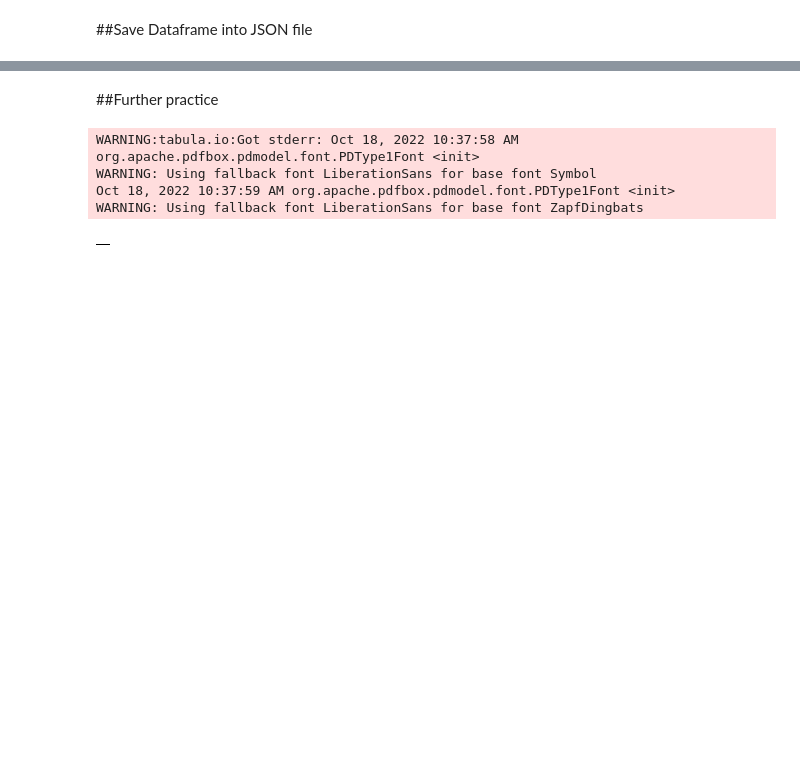
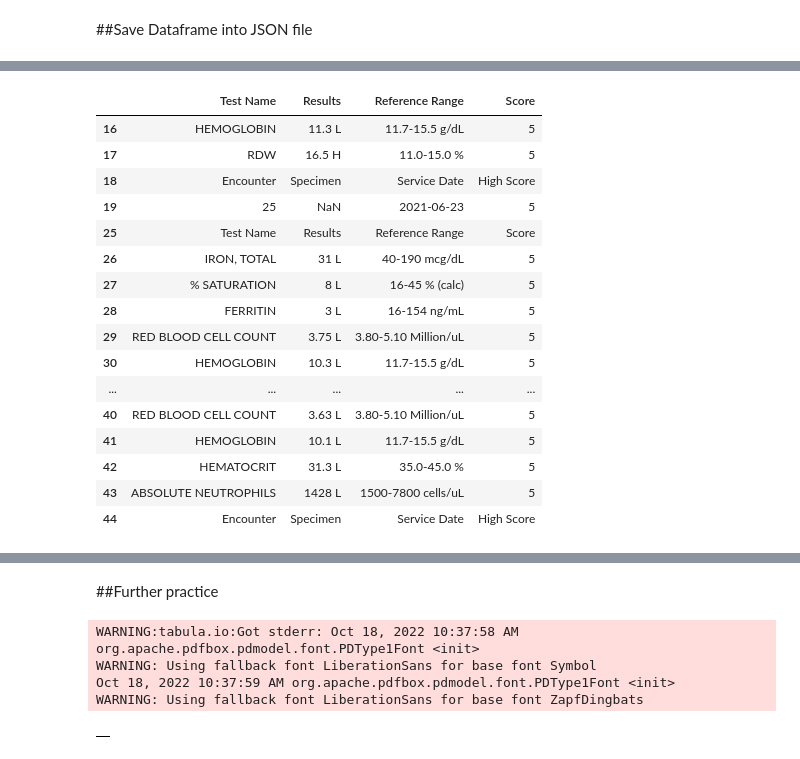
Before and after one commit to rahiakela/data-science-research-and-practice, a Jupyter notebook: data-extraction-works/01-tabulapy.ipynb, the cells around one changed output, grey strips where cells are left out. Drawn from its saved outputs; the diff is of its cells as text; code cells hidden in the pictures; blank space fills up the shorter version.

```diff
--- a/data-extraction-works/01-tabulapy.ipynb
+++ b/data-extraction-works/01-tabulapy.ipynb
@@ -107,0 +160,20 @@ data_df
+# %%
+test_data_df.head(20)
+# %% [output]
+|  | Test Name | Results | Reference Range | Score |
+| 16 | HEMOGLOBIN | 11.3 L | 11.7-15.5 g/dL | 5 |
+| 17 | RDW | 16.5 H | 11.0-15.0 % | 5 |
+| 18 | Encounter | Specimen | Service Date | High Score |
+| 19 | 25 | NaN | 2021-06-23 | 5 |
+| 25 | Test Name | Results | Reference Range | Score |
+| 26 | IRON, TOTAL | 31 L | 40-190 mcg/dL | 5 |
+| 27 | % SATURATION | 8 L | 16-45 % (calc) | 5 |
+| 28 | FERRITIN | 3 L | 16-154 ng/mL | 5 |
+| 29 | RED BLOOD CELL COUNT | 3.75 L | 3.80-5.10 Million/uL | 5 |
+| 30 | HEMOGLOBIN | 10.3 L | 11.7-15.5 g/dL | 5 |
+| ... | ... | ... | ... | ... |
+| 40 | RED BLOOD CELL COUNT | 3.63 L | 3.80-5.10 Million/uL | 5 |
+| 41 | HEMOGLOBIN | 10.1 L | 11.7-15.5 g/dL | 5 |
+| 42 | HEMATOCRIT | 31.3 L | 35.0-45.0 % | 5 |
+| 43 | ABSOLUTE NEUTROPHILS | 1428 L | 1500-7800 cells/uL | 5 |
+| 44 | Encounter | Specimen | Service Date | High Score |
```
Also changed, not shown: parts of 31 cells of this notebook.
